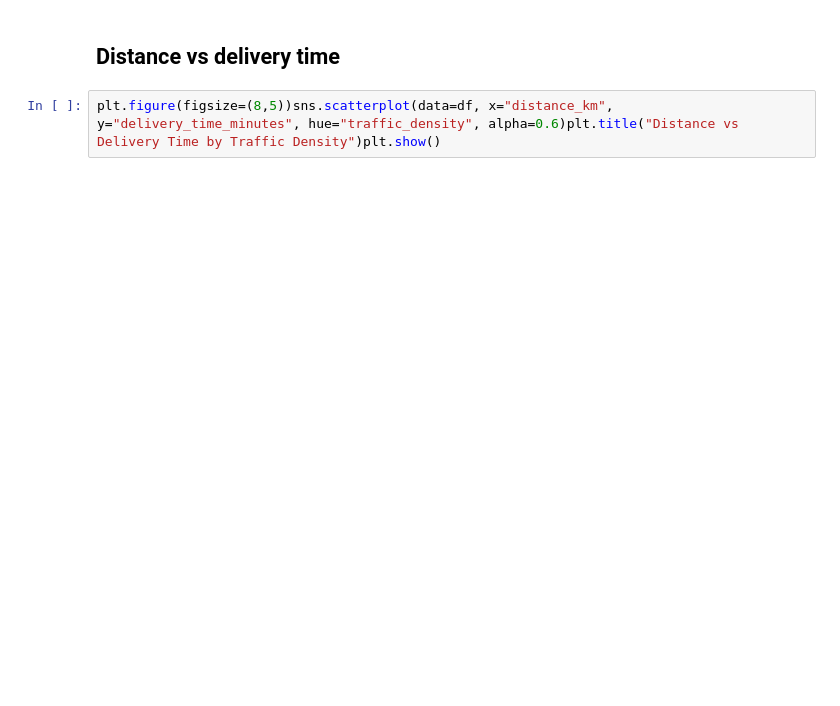
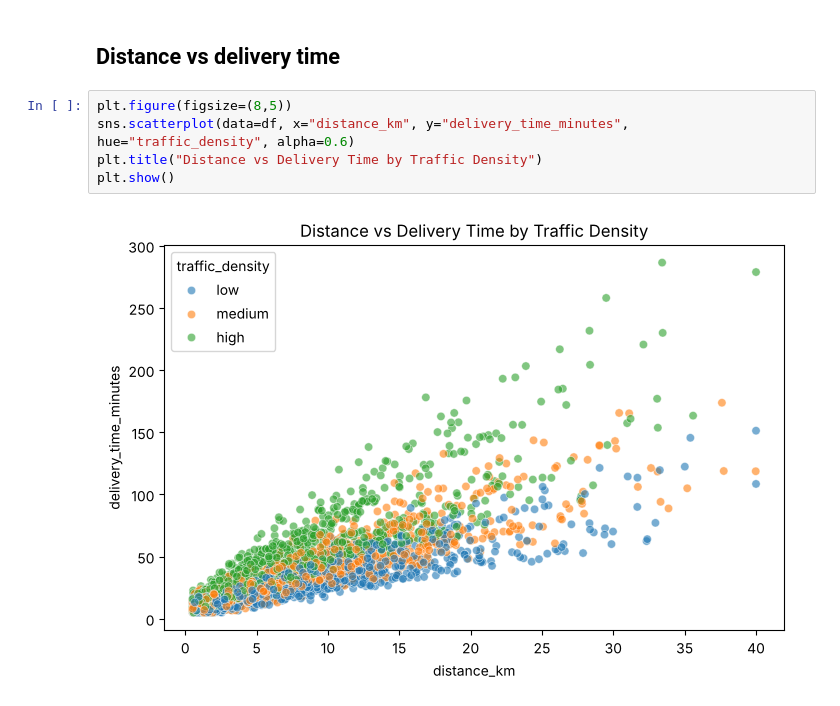
Before and after one commit to NadavaluruSashank/Delivery-Time-Prediction, a Jupyter notebook: notebooks/01_EDA.ipynb, the cells around one changed output. Saved outputs shown, nothing was run; the diff lists cells and outputs as text; blank space fills up the shorter version.

```diff
--- a/notebooks/01_EDA.ipynb
+++ b/notebooks/01_EDA.ipynb
@@ -13,4 +42,9 @@ plt.figure(figsize=(8,4))sns.boxplot(data=df, x="vehicle_type", y="delivery_time
 # %% [markdown]
 ## Distance vs delivery time
 # %%
-plt.figure(figsize=(8,5))sns.scatterplot(data=df, x="distance_km", y="delivery_time_minutes", hue="traffic_density", alpha=0.6)plt.title("Distance vs Delivery Time by Traffic Density")plt.show()
+plt.figure(figsize=(8,5))
+sns.scatterplot(data=df, x="distance_km", y="delivery_time_minutes", hue="traffic_density", alpha=0.6)
+plt.title("Distance vs Delivery Time by Traffic Density")
+plt.show()
+# %% [output]
+[figure, added]
```
Also changed, not shown: parts of 3 cells of this notebook, 2 other files.
